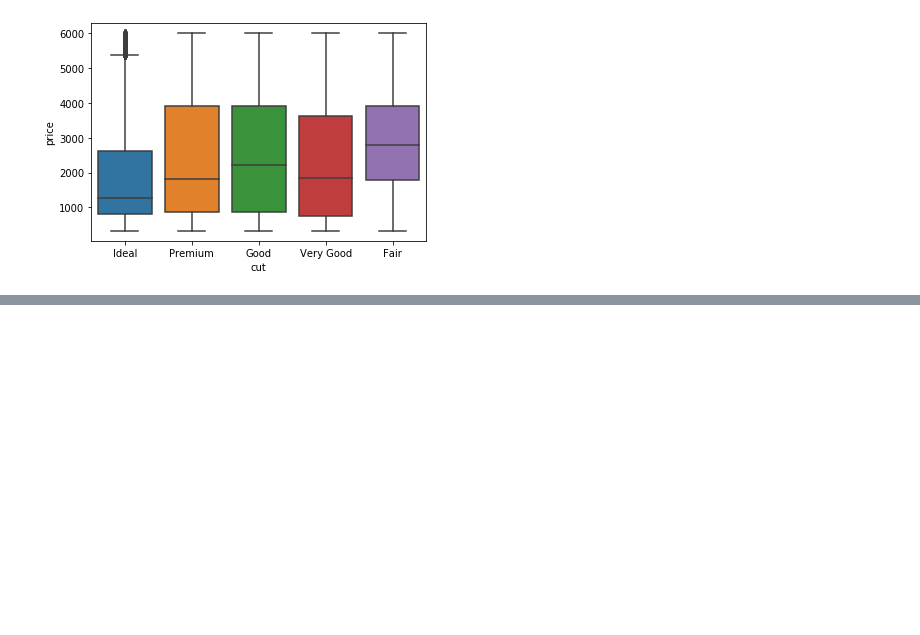
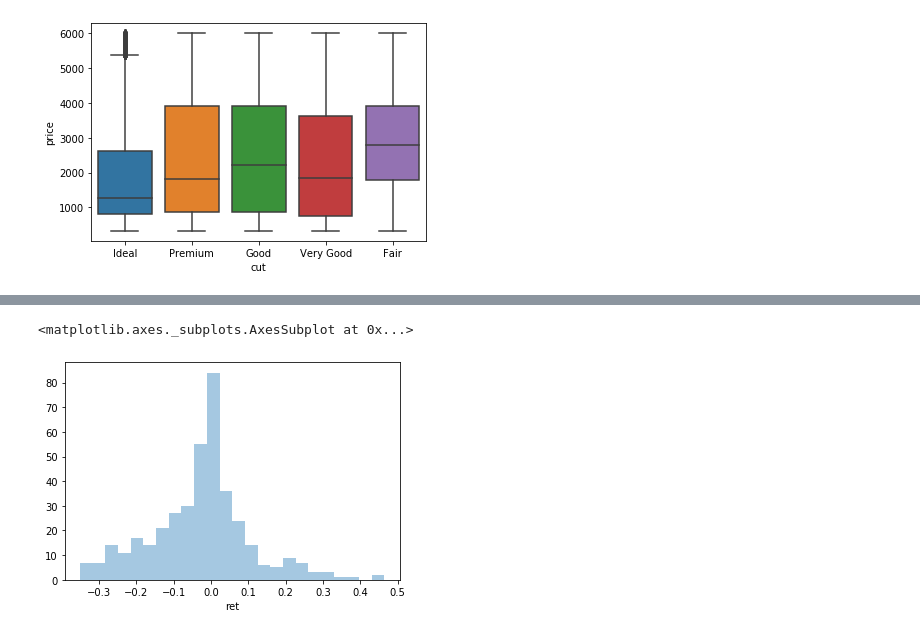
Before and after one commit to trishakalia/FIN377-participation, a Jupyter notebook: L7 Livecoding .ipynb, the cells around one changed output, grey strips where cells are left out. Saved outputs shown, nothing was run; the diff lists cells and outputs as text; code cells hidden in the pictures; blank space fills up the shorter version.

```diff
--- a/L7 Livecoding .ipynb
+++ b/L7 Livecoding .ipynb
@@ -180,3 +181,10 @@ stock_prices
+# %%
+# Replicate and then improve each of the three figures
+# are there any issues with this data as in? how would you fix it?
+sns.distplot(stock_prices['ret'].dropna(),kde= False)
+# %% [output]
+<matplotlib.axes._subplots.AxesSubplot at 0x...>
+[figure, added]
 # %%
 stock_prices['ret'] = stock_prices.groupby('Firm')['Adj Close'].pct_change()
 print(stock_prices.head())
```
Also changed, not shown: parts of 10 cells of this notebook.
